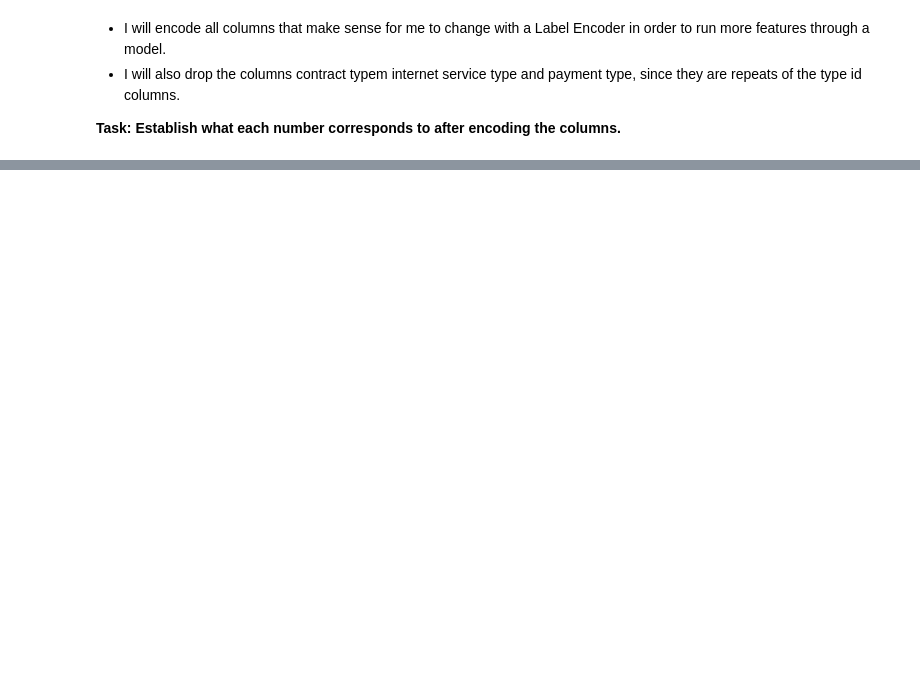
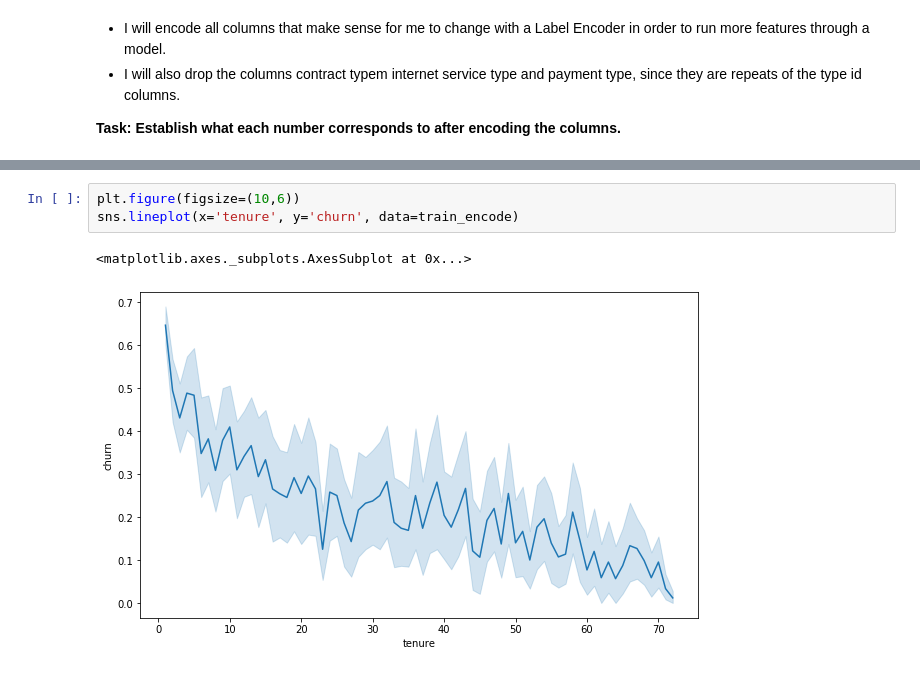
Before and after one commit to cari-holmes/telco-churn-project, a Jupyter notebook: telco_churn_predictions_mvp.ipynb, the cells around one changed output, grey strips where cells are left out. Saved outputs shown, nothing was run; the diff lists cells and outputs as text; blank space fills up the shorter version.

```diff
--- a/telco_churn_predictions_mvp.ipynb
+++ b/telco_churn_predictions_mvp.ipynb
@@ -379,0 +431,6 @@ Accuracy of Logistic Regression classifier on test set: 0.70
+# %%
+plt.figure(figsize=(10,6))
+sns.lineplot(x='tenure', y='churn', data=train_encode)
+# %% [output]
+<matplotlib.axes._subplots.AxesSubplot at 0x...>
+[figure, added]
```
Also changed, not shown: parts of 71 cells of this notebook.
